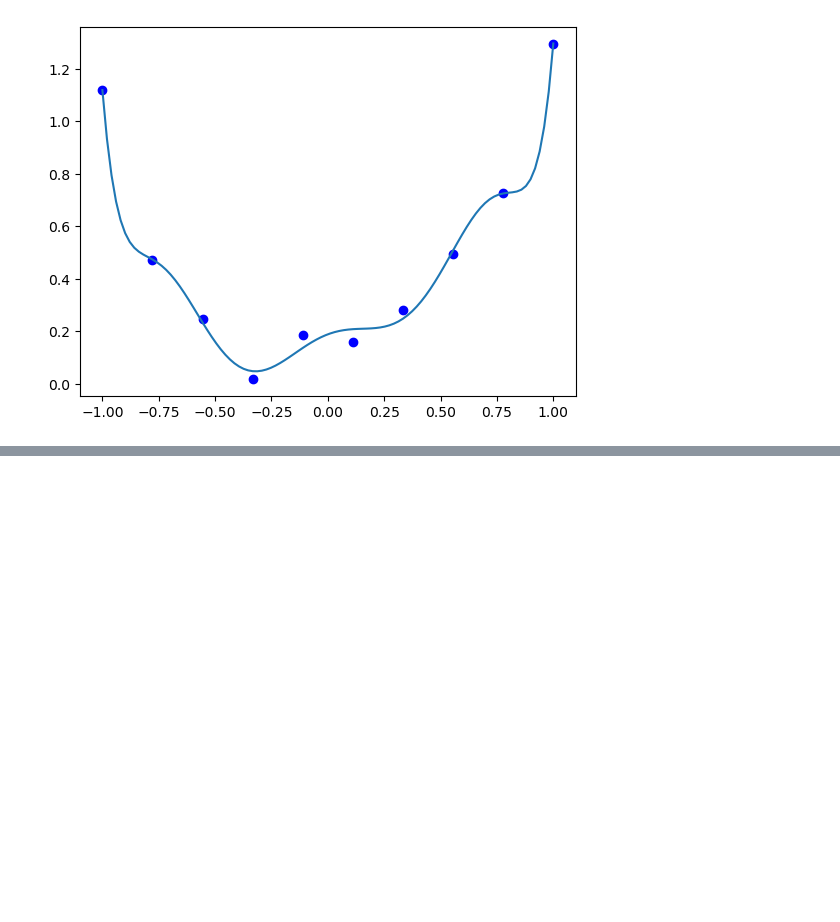
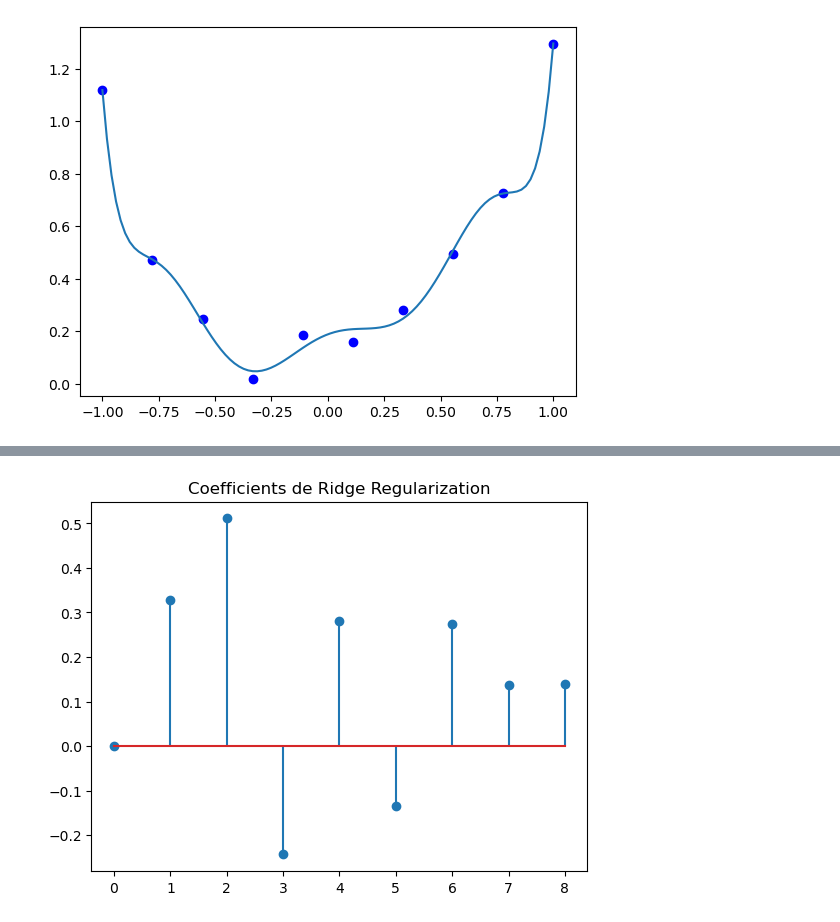
Before and after one commit to OthmaneAbder2303/ML-Concepts, a Jupyter notebook: ML-Fall-2025/regularization.ipynb, the cells around one changed output, grey strips where cells are left out. Saved outputs shown, nothing was run; the diff lists cells and outputs as text; code cells hidden in the pictures; blank space fills up the shorter version.

```diff
--- a/ML-Fall-2025/regularization.ipynb
+++ b/ML-Fall-2025/regularization.ipynb
@@ -86,0 +129,7 @@ plt.show()
+# %%
+coeff = np.hstack((model_ridge.coef_, model_ridge.intercept_))
+plt.stem(coeff)
+plt.title('Coefficients de Ridge Regularization')
+plt.show()
+# %% [output]
+[figure, added]
```
Also changed, not shown: parts of 4 cells of this notebook.
